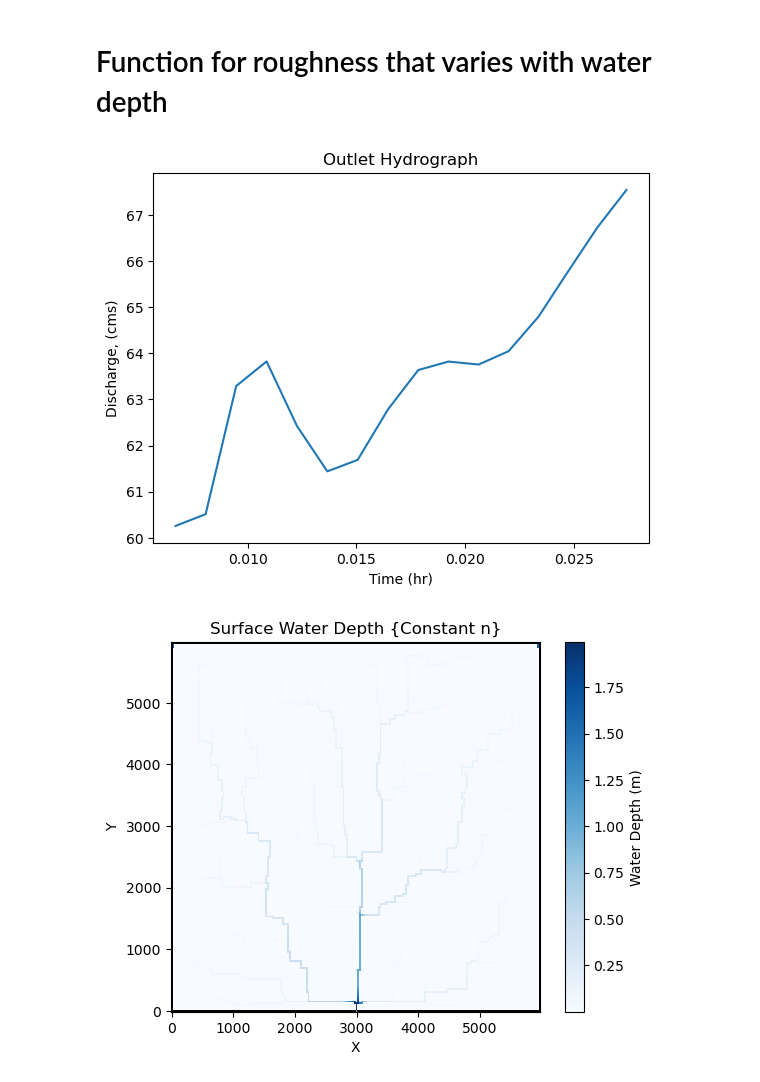
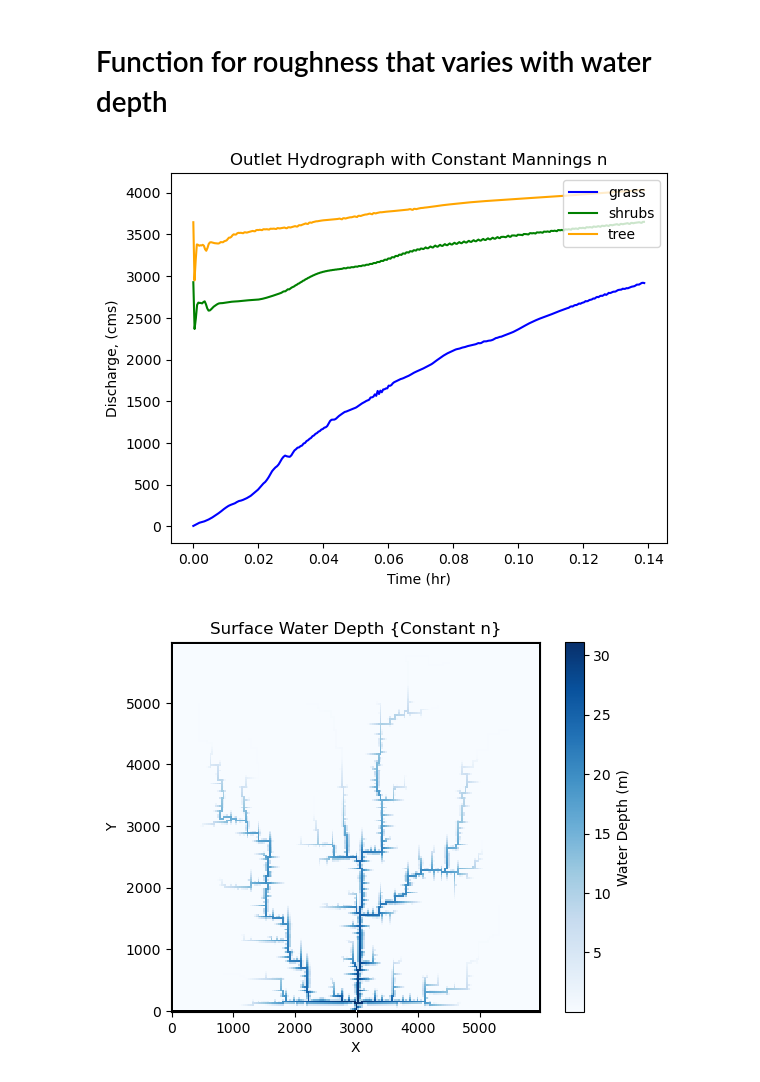
Before and after one commit to csdms-espin/Overland_flow_veg, a Jupyter notebook: Overlandflow_lesson.ipynb, the cells around one changed output. Cells and saved outputs as stored; diff of their text form; code cells hidden in the pictures.

```diff
--- a/Overlandflow_lesson.ipynb
+++ b/Overlandflow_lesson.ipynb
@@ -61,7 +61,7 @@ def constantM(n):
     discharge_at_outlet = []
 
     #setting up run time params
-    run_time = 100
+    run_time = 500
     elapsed_time = 0.0
 
     #define grid
@@ -77,7 +77,7 @@ def constantM(n):
     #running the model
     while elapsed_time <= run_time:
         of.dt = of.calc_time_step() # Adaptive time step
-        time_steps.append(of.dt)
+
 
         of.overland_flow() #run model
 
@@ -194,24 +200,26 @@ time_variable_tree, discharge_variable_tree = newOverlandFlow(den = 1,
 # %%
 #plot hydrograph at outlet link
-time_constant_grass, discharge_constant_grass = constantM(0.02)[1:3]
-plt.plot(time[5:], discharge[5:])
+plt.plot(time_constant_grass, discharge_constant_grass, label = "grass", color = "blue")
+plt.plot(time_constant_shrub, discharge_constant_shrub, label = "shrubs", color = "green")
+plt.plot(time_constant_tree, discharge_constant_tree, label = "tree", color = "orange")
+plt.legend(loc = "upper right")
 plt.xlabel('Time (hr)')
 plt.ylabel('Discharge, (cms)')
-plt.title('Outlet Hydrograph')
+plt.title('Outlet Hydrograph with Constant Mannings n')
 plt.show()
 
 #run function and return grid
 grass_constant_m = constantM(n = 0.02)[0]
 
 #figure showing water depth on grid
 figure('water depth')
 imshow.imshow_grid(grass_constant_m, "surface_water__depth",
                    cmap = 'Blues',
                    plot_name = 'Surface Water Depth {Constant n}',
                    var_name = 'Water Depth (m)')
 # %% [output]
-[figure, old version]
+[figure, new version]
-[figure, old version]
+[figure, new version]
 # %%
 time, discharge = newOverlandFlow(den = 4500, diam = 0.003, height = 0.15, mannings_n = 0.02)[1:3] # https://landlab.readthedocs.io/en/master/user_guide/overland_flow_user_guide.html
 plt.plot(time[5:], discharge[5:])
```
Also changed, not shown: parts of 3 cells of this notebook.
